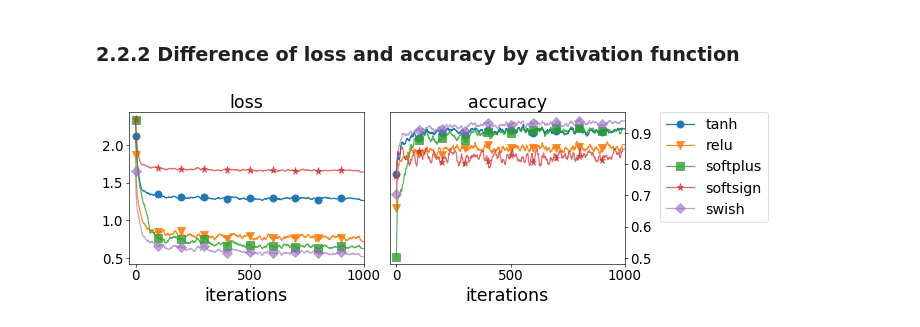
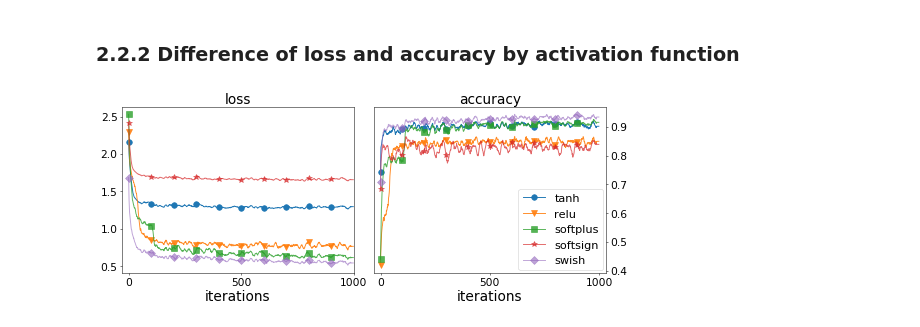
Before and after one commit to oilneck/prml_python, a Jupyter notebook: Notebook/test_Deep_learning.ipynb, the cells around one changed output. Cells and saved outputs as stored; diff of their text form; code cells hidden in the pictures.

```diff
--- a/Notebook/test_Deep_learning.ipynb
+++ b/Notebook/test_Deep_learning.ipynb
@@ -25,7 +25,7 @@ multi_func = [np.square, sinusoidal, np.abs, heaviside]
 # test data
 x = np.arange(-1,1,0.01).reshape(-1,1)
 
-fig = plt.figure(figsize=(10, 6))
+fig = plt.figure(figsize=(10, 6),dpi=60)
 for n,func in enumerate(multi_func,1):
 
     train_y = func(train_x)
@@ -717,34 +717,34 @@ for i in range(max_iter):
         acc = model[key].accuracy(x_batch, t_batch)
         train_acc[key].append(acc)
 
 
 # plot accuracy data
-fig = plt.figure(figsize=(12,4),dpi=57)
+fig = plt.figure(figsize=(12,5),dpi=45)
 ax1 = fig.add_subplot(121)
 ax2 = fig.add_subplot(122)
 markers = ["o", "v", "s", "*", "D"]
 
 x = np.arange(max_iter)
 for n,key in enumerate(layers):
     ax1.plot(x, smooth_filt(train_loss[key]), marker=markers[n],
             markersize=9, markevery=100, label=key, zorder=n, alpha=1 - 0.1 * n)
     ax1.set_xticks([0,500,1000])
     ax1.set_xlabel("iterations", fontsize=22)
     ax1.set_title("loss", fontsize=22)
     ax1.set_xlim(-30, max_iter)
     ax1.tick_params(labelsize=17)
 
     ax2.plot(x, smooth_filt(train_acc[key]), marker=markers[n],
             markersize=9, markevery=100, label=key, zorder=n, alpha=1 - 0.1 * n)
     ax2.set_xticks([0,500,1000])
     ax2.set_xlabel("iterations", fontsize=22)
     ax2.set_title("accuracy", fontsize=22)
-    ax2.set_xlim(-30, max_iter)
+    ax2.set_xlim(-30, max_iter+30)
     ax2.tick_params(labelsize=17)
     ax2.yaxis.tick_right()
 
-plt.legend(bbox_to_anchor=(1.15, 1), loc='upper left', borderaxespad=0, fontsize=18)
+plt.legend(bbox_to_anchor=(1, 0), loc='lower right', borderaxespad=0.2, fontsize=18)
 plt.tight_layout()
 plt.show()
 # %% [output]
-[figure, old version]
+[figure, new version]
```
Also changed, not shown: parts of 1 cell of this notebook, 1 other file.
